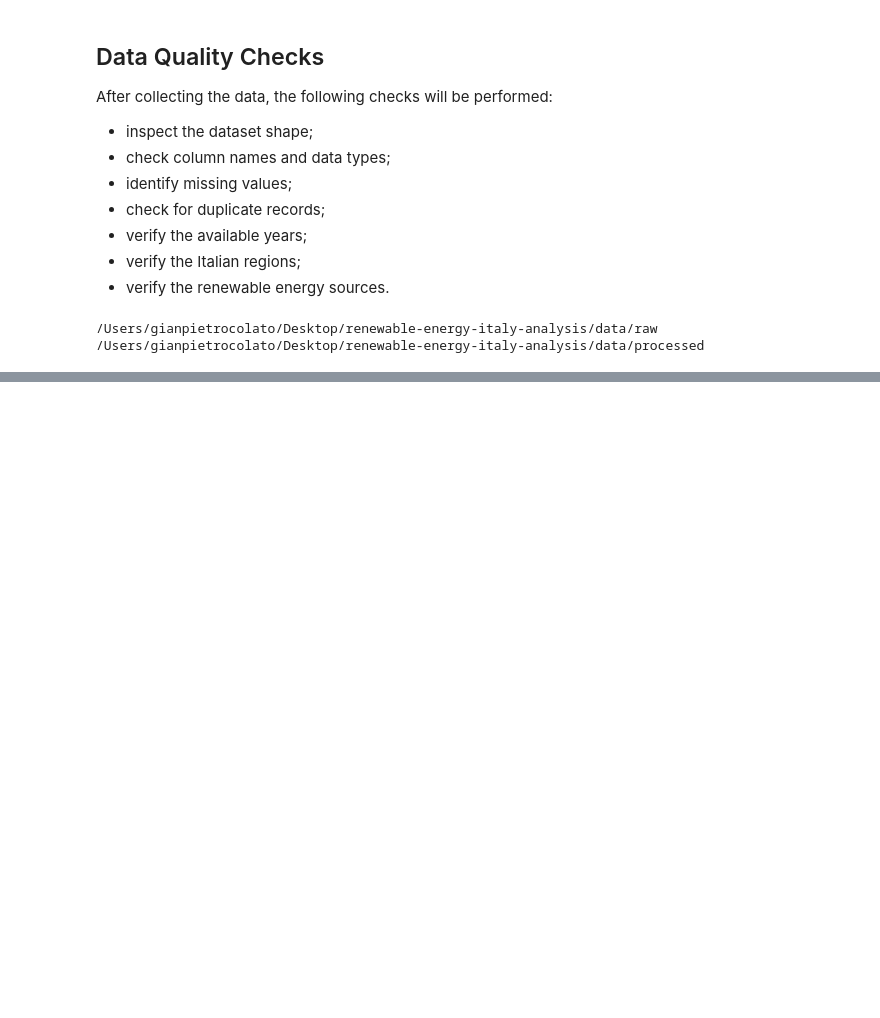
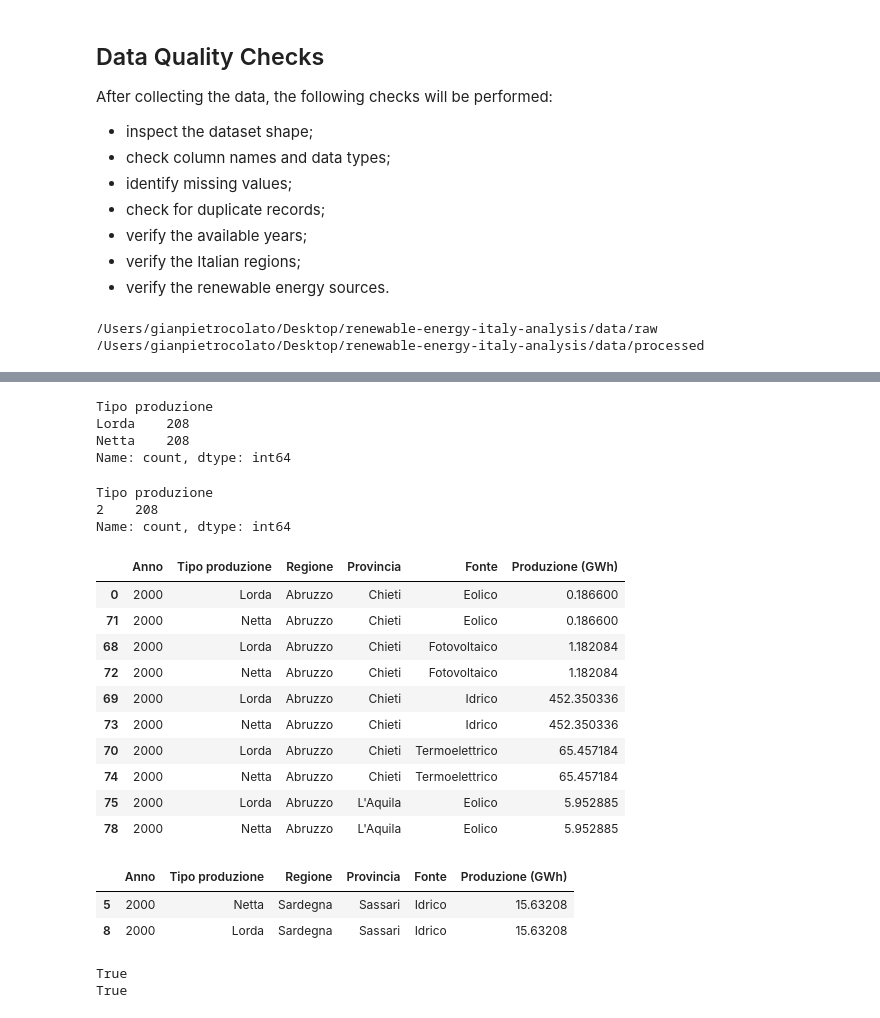
Before and after one commit to assutti/renewable-energy-italy-analysis, a Jupyter notebook: notebooks/01_data_collection.ipynb, the cells around one changed output, grey strips where cells are left out. Cells and saved outputs as stored; diff of their text form; code cells hidden in the pictures; blank space fills up the shorter version.

Commit message:
Update data collection and add project datasets

```diff
--- a/notebooks/01_data_collection.ipynb
+++ b/notebooks/01_data_collection.ipynb
@@ -112,0 +126,3 @@ print(PROCESSED_DATA_DIR.resolve())
+# %%
+file_2000 = RAW_DATA_DIR / "terna_electricity_production_2000.xlsx"
+df_2000 = pd.read_excel(file_2000)
@@ -112,0 +159,3 @@ print(PROCESSED_DATA_DIR.resolve())
+# %%
+# Remove the metadata row and keep only valid production records.
+df_2000_clean = df_2000.dropna(subset=["Tipo produzione"]).copy()
@@ -112,0 +178,3 @@ print(PROCESSED_DATA_DIR.resolve())
+# %%
+# Convert the year column from object to integer.
+df_2000_clean["Anno"] = df_2000_clean["Anno"].astype(int)
@@ -112,0 +201,59 @@ print(PROCESSED_DATA_DIR.resolve())
+# %%
+df_2000_clean["Tipo produzione"].value_counts()
+# %% [output]
+Tipo produzione
+Lorda    208
+Netta    208
+Name: count, dtype: int64
+# %%
+# Check whether each region-province-source combination contains both production types.
+df_2000_clean.groupby(
+    ["Regione", "Provincia", "Fonte"]
+)["Tipo produzione"].nunique().value_counts()
+# %% [output]
+Tipo produzione
+2    208
+Name: count, dtype: int64
+# %%
+# Inspect the first records after sorting by geographical and production dimensions.
+df_2000_clean.sort_values(
+    ["Regione", "Provincia", "Fonte", "Tipo produzione"]
+).head(10)
+# %% [output]
+|  | Anno | Tipo produzione | Regione | Provincia | Fonte | Produzione (GWh) |
+| 0 | 2000 | Lorda | Abruzzo | Chieti | Eolico | 0.186600 |
+| 71 | 2000 | Netta | Abruzzo | Chieti | Eolico | 0.186600 |
+| 68 | 2000 | Lorda | Abruzzo | Chieti | Fotovoltaico | 1.182084 |
+| 72 | 2000 | Netta | Abruzzo | Chieti | Fotovoltaico | 1.182084 |
+| 69 | 2000 | Lorda | Abruzzo | Chieti | Idrico | 452.350336 |
+| 73 | 2000 | Netta | Abruzzo | Chieti | Idrico | 452.350336 |
+| 70 | 2000 | Lorda | Abruzzo | Chieti | Termoelettrico | 65.457184 |
+| 74 | 2000 | Netta | Abruzzo | Chieti | Termoelettrico | 65.457184 |
+| 75 | 2000 | Lorda | Abruzzo | L'Aquila | Eolico | 5.952885 |
+| 78 | 2000 | Netta | Abruzzo | L'Aquila | Eolico | 5.952885 |
+# %%
+# Inspect gross and net hydropower production for Sassari, Sardinia.
+df_2000_clean[
+    (df_2000_clean["Regione"] == "Sardegna") &
+    (df_2000_clean["Provincia"] == "Sassari") &
+    (df_2000_clean["Fonte"] == "Idrico")
+]
+# %% [output]
+|  | Anno | Tipo produzione | Regione | Provincia | Fonte | Produzione (GWh) |
+| 5 | 2000 | Netta | Sardegna | Sassari | Idrico | 15.63208 |
+| 8 | 2000 | Lorda | Sardegna | Sassari | Idrico | 15.63208 |
+# %%
+# Load Terna API credentials from the local environment file.
+
+
+
+load_dotenv("../.env")
+
+terna_client_id = os.getenv("TERNA_CLIENT_ID")
+terna_client_secret = os.getenv("TERNA_CLIENT_SECRET")
+
+print(terna_client_id is not None)
+print(terna_client_secret is not None)
+# %% [output]
+True
+True
```
Also changed, not shown: parts of 71 cells of this notebook, 2 other files.
